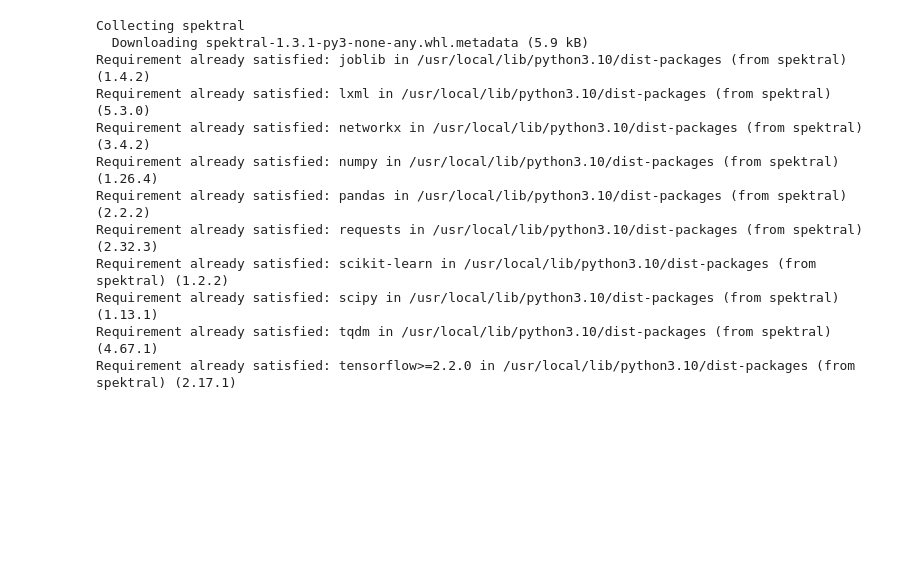
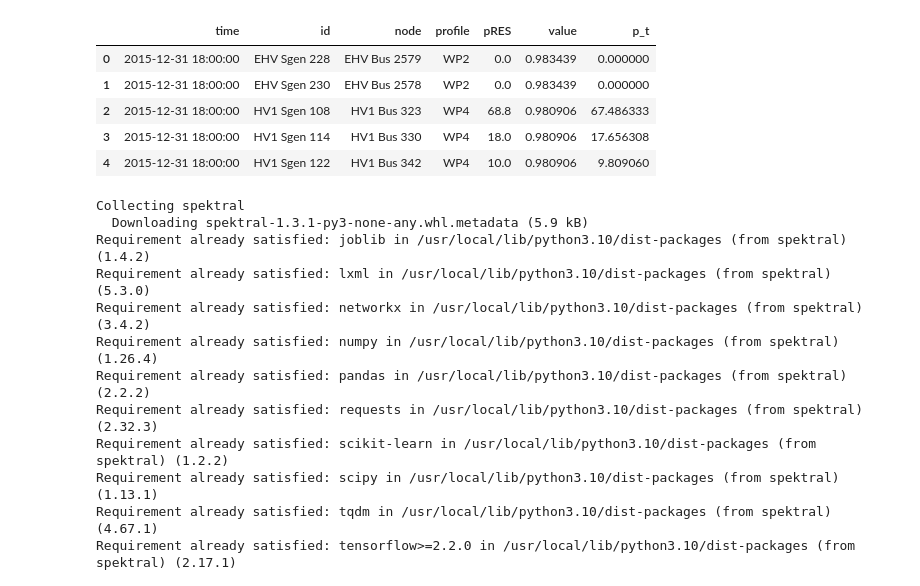
Before and after one commit to rana2hin/False-Data-Injection-Attack, a Jupyter notebook: FDIA_Hybrid_Model.ipynb, the cells around one changed output. Saved outputs shown, nothing was run; the diff lists cells and outputs as text; code cells hidden in the pictures; blank space fills up the shorter version.

```diff
--- a/FDIA_Hybrid_Model.ipynb
+++ b/FDIA_Hybrid_Model.ipynb
@@ -36,6 +36,15 @@ memory usage: 2.2+ KB
 | 2 | HV1 Line 127 | HV1 Bus 320 | HV1 Bus 326 | Al/St_265/35 | 0.997712 | 100.0 | HV1 | 3.0 | 0.109500 | 0.296000 | 2.82740 | ... |
 | 3 | HV1 Line 131 | HV1 Bus 321 | HV1 Bus 330 | Al/St_265/35 | 3.210640 | 100.0 | HV1 | 3.0 | 0.109500 | 0.296000 | 2.82740 | ... |
 | 4 | HV1 Line 140 | HV1 Bus 319 | HV1 Bus 339 | Al/St_265/35 | 3.546510 | 100.0 | HV1 | 3.0 | 0.109500 | 0.296000 | 2.82740 | ... |
+# %%
+merged_data.head()
+# %% [output]
+|  | time | id | node | profile | pRES | value | p_t |
+| 0 | 2015-12-31 18:00:00 | EHV Sgen 228 | EHV Bus 2579 | WP2 | 0.0 | 0.983439 | 0.000000 |
+| 1 | 2015-12-31 18:00:00 | EHV Sgen 230 | EHV Bus 2578 | WP2 | 0.0 | 0.983439 | 0.000000 |
+| 2 | 2015-12-31 18:00:00 | HV1 Sgen 108 | HV1 Bus 323 | WP4 | 68.8 | 0.980906 | 67.486333 |
+| 3 | 2015-12-31 18:00:00 | HV1 Sgen 114 | HV1 Bus 330 | WP4 | 18.0 | 0.980906 | 17.656308 |
+| 4 | 2015-12-31 18:00:00 | HV1 Sgen 122 | HV1 Bus 342 | WP4 | 10.0 | 0.980906 | 9.809060 |
 # %%
 !pip install spektral
 # %% [output]
```
Also changed, not shown: parts of 17 cells of this notebook.
